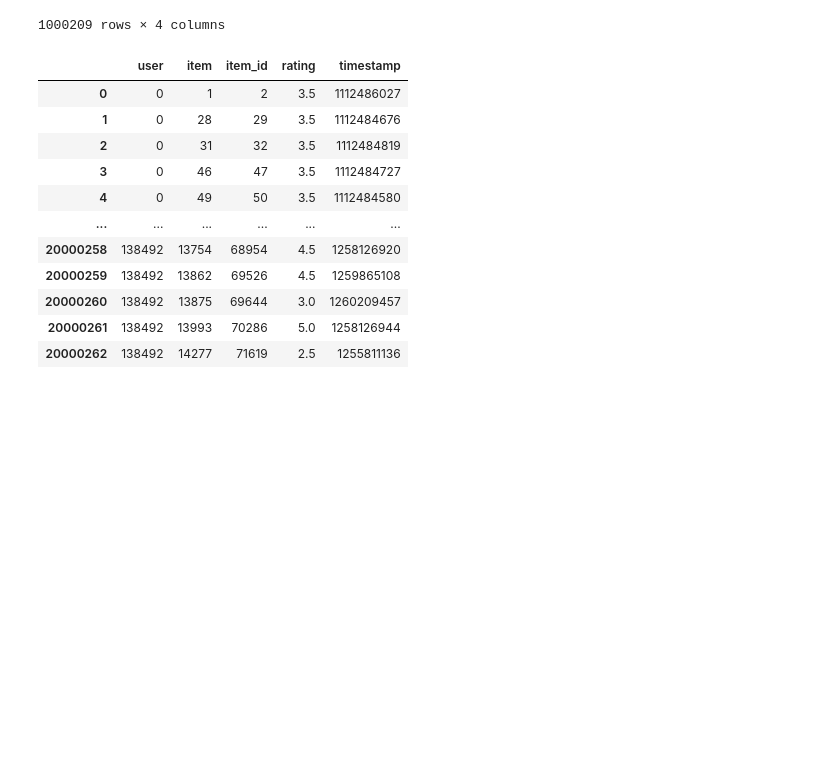
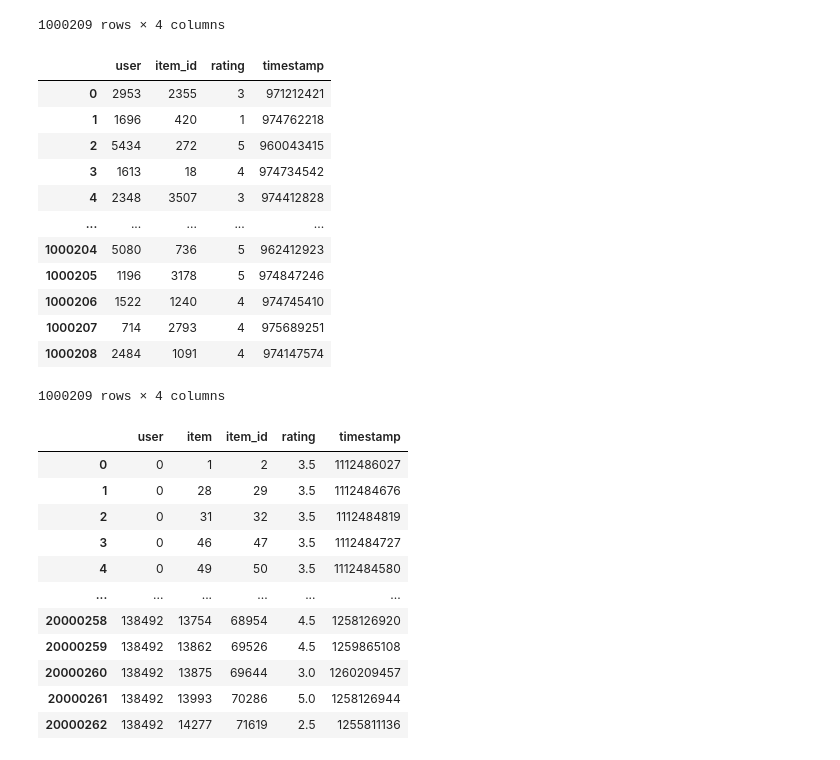
Before and after one commit to andrewsingh/15400-project, a Jupyter notebook: scripts/split_data.ipynb, the cells around one changed output. Cells and saved outputs as stored; diff of their text form; code cells hidden in the pictures; blank space fills up the shorter version.

```diff
--- a/scripts/split_data.ipynb
+++ b/scripts/split_data.ipynb
@@ -29,6 +29,24 @@ ratings
 1000209 rows × 4 columns
 # %%
 ratings = ratings.rename(columns={0: "user", 1: "item_id", 2: "rating", 3: "timestamp"})
+# %%
+ratings = ratings.sample(frac=1).reset_index(drop=True)
+# %%
+ratings
+# %% [output]
+|  | user | item_id | rating | timestamp |
+| 0 | 2953 | 2355 | 3 | 971212421 |
+| 1 | 1696 | 420 | 1 | 974762218 |
+| 2 | 5434 | 272 | 5 | 960043415 |
+| 3 | 1613 | 18 | 4 | 974734542 |
+| 4 | 2348 | 3507 | 3 | 974412828 |
+| ... | ... | ... | ... | ... |
+| 1000204 | 5080 | 736 | 5 | 962412923 |
+| 1000205 | 1196 | 3178 | 5 | 974847246 |
+| 1000206 | 1522 | 1240 | 4 | 974745410 |
+| 1000207 | 714 | 2793 | 4 | 975689251 |
+| 1000208 | 2484 | 1091 | 4 | 974147574 |
+1000209 rows × 4 columns
 # %%
 # train20 = pd.read_pickle("../data/ml-20m-split/train.pkl")
 # val20 = pd.read_pickle("../data/ml-20m-split/val.pkl")
```
Also changed, not shown: 6 other files.
